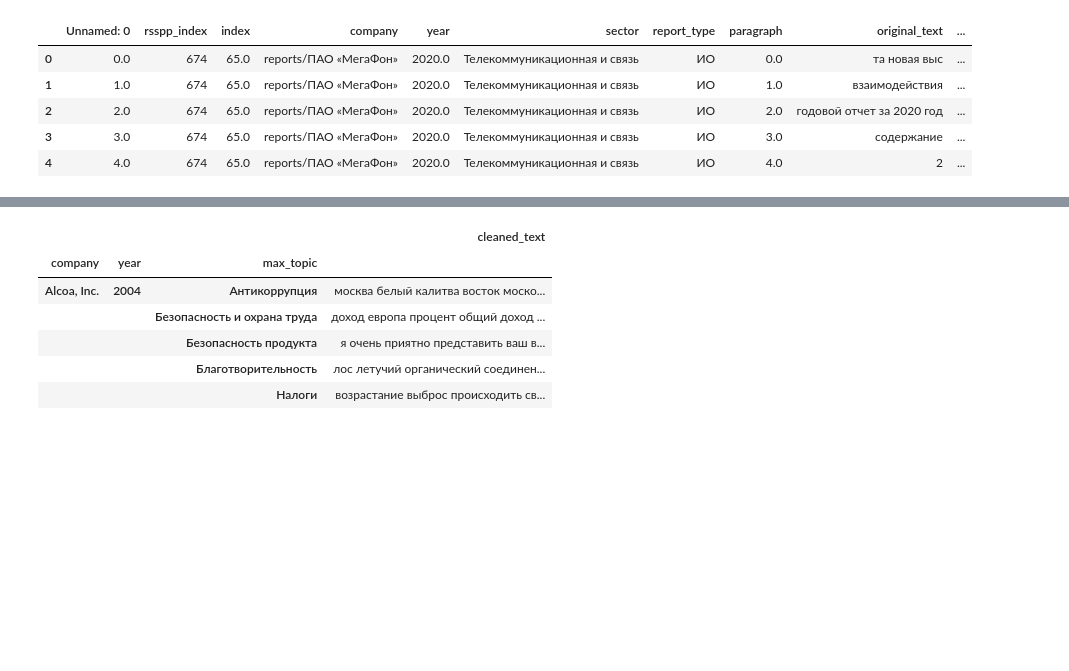
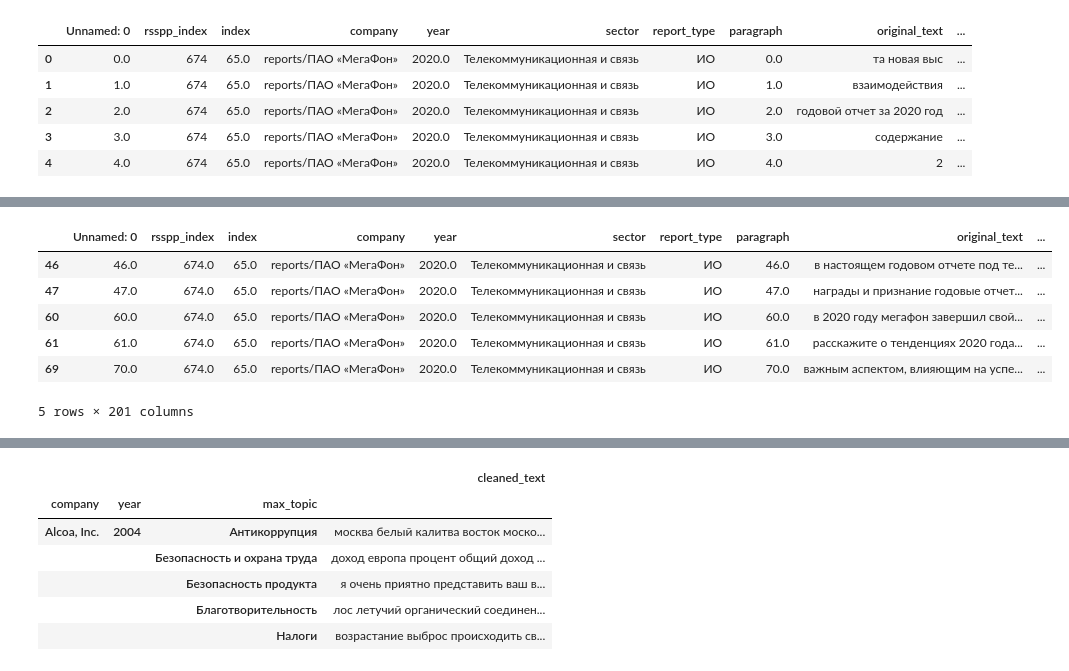
Before and after one commit to tarasovEgor/ESG_Reports, a Jupyter notebook: workflow/all_topics_with_expert.ipynb, the cells around one changed output, grey strips where cells are left out. Cells and saved outputs as stored; diff of their text form; code cells hidden in the pictures; blank space fills up the shorter version.

```diff
--- a/workflow/all_topics_with_expert.ipynb
+++ b/workflow/all_topics_with_expert.ipynb
@@ -564,0 +512,10 @@ df.shape
+# %%
+df.head()
+# %% [output]
+|  | Unnamed: 0 | rsspp_index | index | company | year | sector | report_type | paragraph | original_text | ... |
+| 46 | 46.0 | 674.0 | 65.0 | reports/ПАО «МегаФон» | 2020.0 | Телекоммуникационная и связь | ИО | 46.0 | в настоящем годовом отчете под те... | ... |
+| 47 | 47.0 | 674.0 | 65.0 | reports/ПАО «МегаФон» | 2020.0 | Телекоммуникационная и связь | ИО | 47.0 | награды и признание годовые отчет... | ... |
+| 60 | 60.0 | 674.0 | 65.0 | reports/ПАО «МегаФон» | 2020.0 | Телекоммуникационная и связь | ИО | 60.0 | в 2020 году мегафон завершил свой... | ... |
+| 61 | 61.0 | 674.0 | 65.0 | reports/ПАО «МегаФон» | 2020.0 | Телекоммуникационная и связь | ИО | 61.0 | расскажите о тенденциях 2020 года... | ... |
+| 69 | 70.0 | 674.0 | 65.0 | reports/ПАО «МегаФон» | 2020.0 | Телекоммуникационная и связь | ИО | 70.0 | важным аспектом, влияющим на успе... | ... |
+5 rows × 201 columns
```
Also changed, not shown: parts of 17 cells of this notebook, 2 other files.
